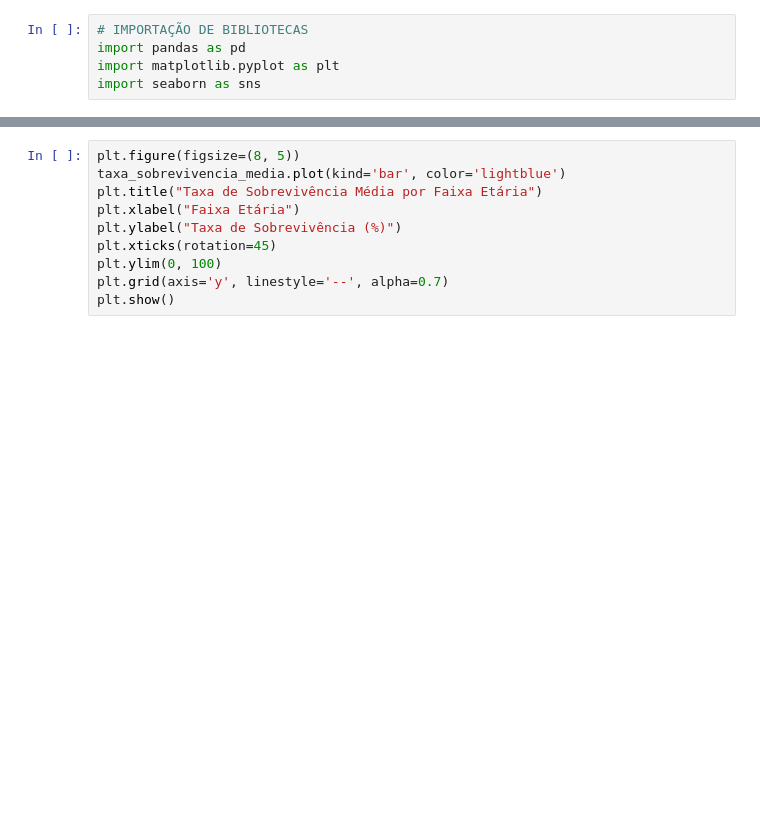
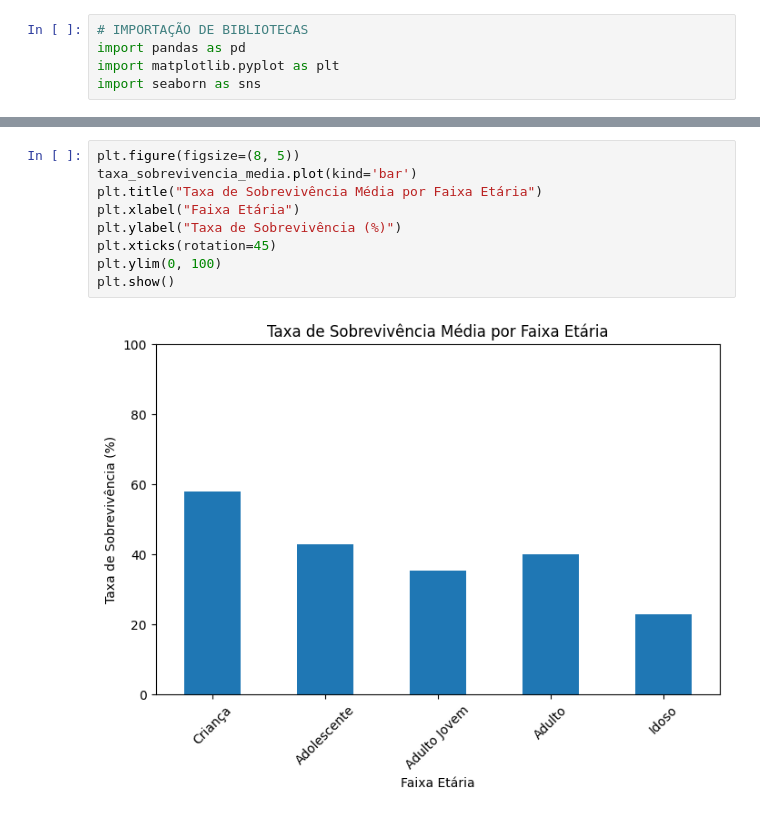
Before and after one commit to gmorettirib/AULAS_PA, a Jupyter notebook: AnaliseTitanic.ipynb, the cells around one changed output, grey strips where cells are left out. Drawn from its saved outputs; the diff is of its cells as text; blank space fills up the shorter version.

```diff
--- a/AnaliseTitanic.ipynb
+++ b/AnaliseTitanic.ipynb
@@ -51,10 +105,11 @@ taxa_sobrevivencia_media = df.groupby('faixa_etaria')['survived'].mean() * 100
 # %%
 plt.figure(figsize=(8, 5))
-taxa_sobrevivencia_media.plot(kind='bar', color='lightblue')
+taxa_sobrevivencia_media.plot(kind='bar')
 plt.title("Taxa de Sobrevivência Média por Faixa Etária")
 plt.xlabel("Faixa Etária")
 plt.ylabel("Taxa de Sobrevivência (%)")
 plt.xticks(rotation=45)
 plt.ylim(0, 100)
-plt.grid(axis='y', linestyle='--', alpha=0.7)
 plt.show()
+# %% [output]
+[figure, added]
```
Also changed, not shown: parts of 10 cells of this notebook.
